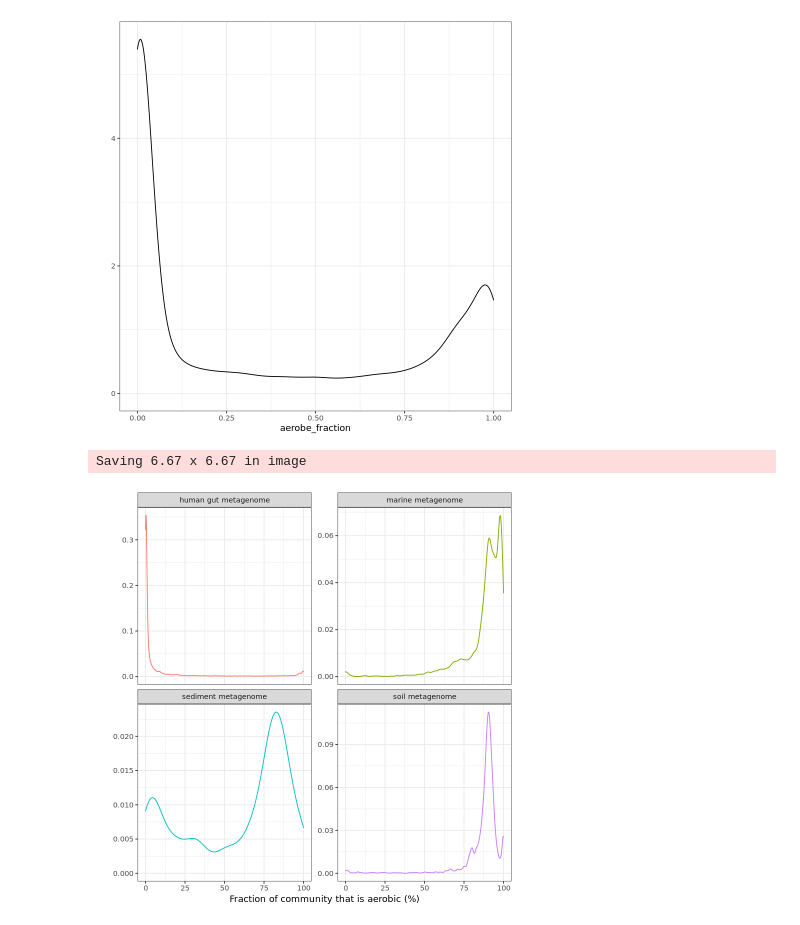
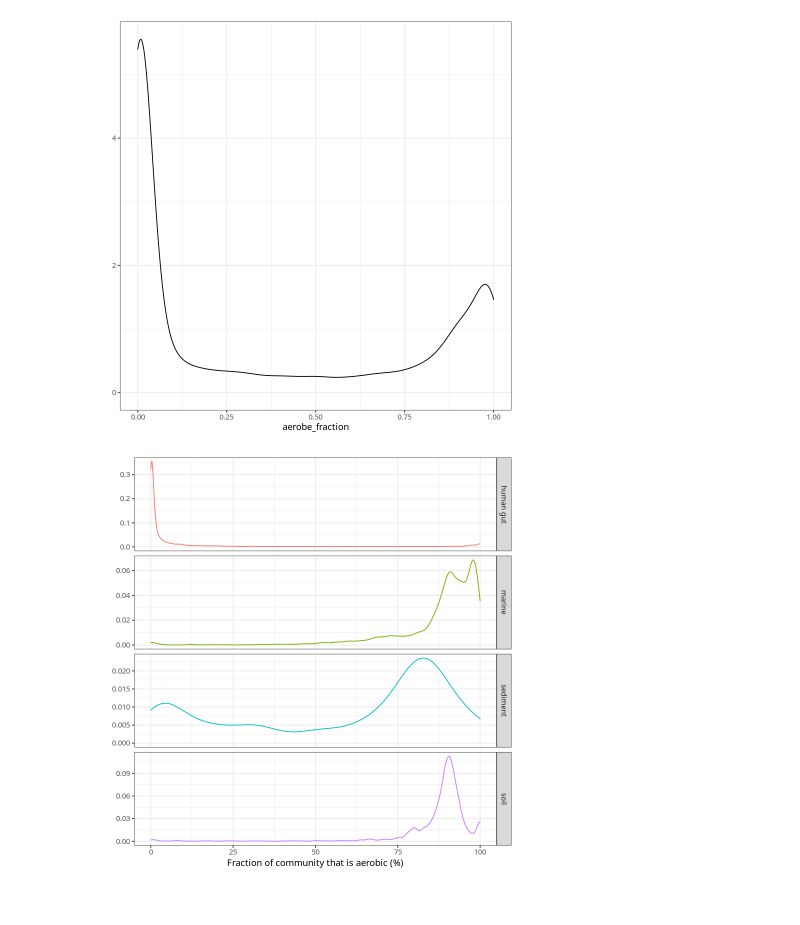
Before and after one commit to wwood/sandpiper, a Jupyter notebook: aerobic_over_sra_R.ipynb, the cells around one changed output. Drawn from its saved outputs; the diff is of its cells as text; code cells hidden in the pictures.

Commit message:
aerobic: Work for DP23.

```diff
--- a/aerobic_over_sra_R.ipynb
+++ b/aerobic_over_sra_R.ipynb
@@ -20,9 +21,8 @@ qplot(data=d[key=='organism'], aerobe_fraction, geom='density')
 # %% [output]
 [figure]
 # %%
-qplot(data=d[key=='organism'][value %in% c('soil metagenome','human gut metagenome','marine metagenome','sediment metagenome')], xlab='Fraction of community that is aerobic (%)', colour=value, aerobe_fraction*100, geom='density')+facet_wrap(~value, scales='free_y')+ theme(legend.position="none")
+qplot(data=d[key=='organism'][value %in% c('soil metagenome','human gut metagenome','marine metagenome','sediment metagenome')], xlab='Fraction of community that is aerobic (%)', colour=gsub(' metagenome','',value), aerobe_fraction*100, geom='density')+facet_grid(gsub(' metagenome','',value)~., scales='free_y')+ theme(legend.position="none")
 library(svglite)
-ggsave('plots/4_environments_aerobic.svg')
+ggsave('4_environments_aerobic.svg', height=8, width=4)
 # %% [output]
-Saving 6.67 x 6.67 in image
-[figure, old version]
+[figure, new version]
```
Also changed, not shown: parts of 2 cells of this notebook.
